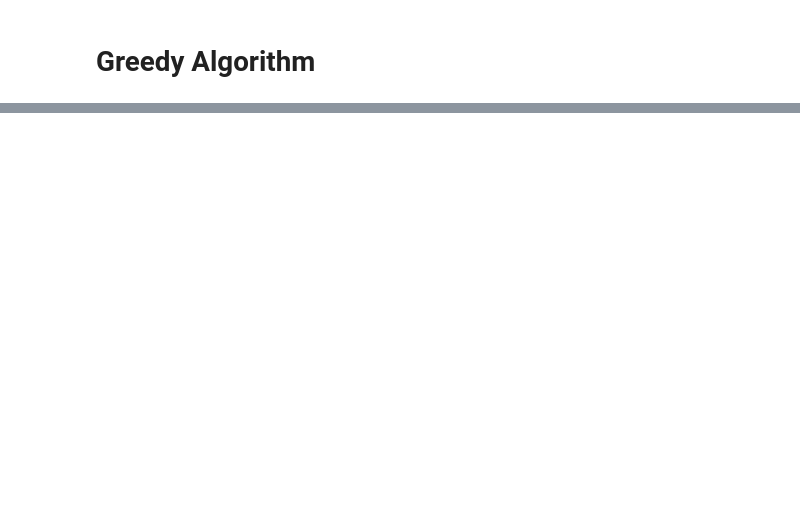
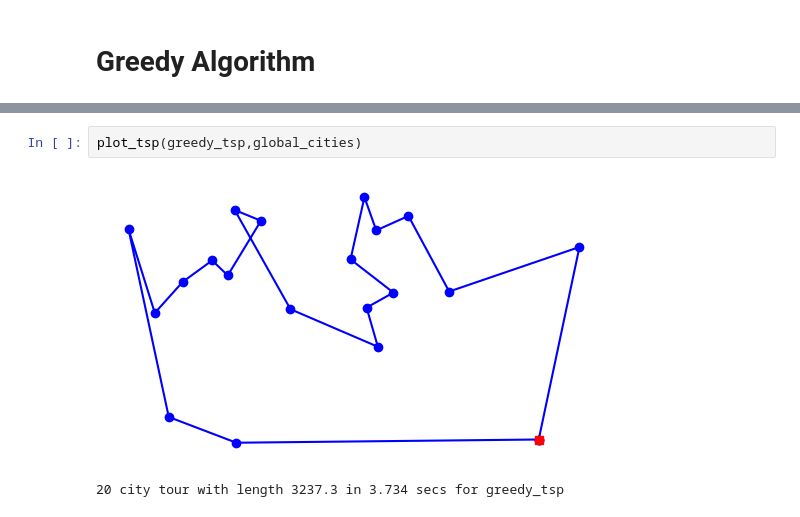
Before and after one commit to Bookervsky/Operation_Research, a Jupyter notebook: Common Problems/Traveling Salesman Problem.ipynb, the cells around one changed output, grey strips where cells are left out. Drawn from its saved outputs; the diff is of its cells as text; blank space fills up the shorter version.

```diff
--- a/Common Problems/Traveling Salesman Problem.ipynb
+++ b/Common Problems/Traveling Salesman Problem.ipynb
@@ -251,0 +328,5 @@ def shortest_edges(cities):
+# %%
+plot_tsp(greedy_tsp,global_cities)
+# %% [output]
+[figure, added]
+20 city tour with length 3237.3 in 3.734 secs for greedy_tsp
```
Also changed, not shown: parts of 8 cells of this notebook, 1 other file.
